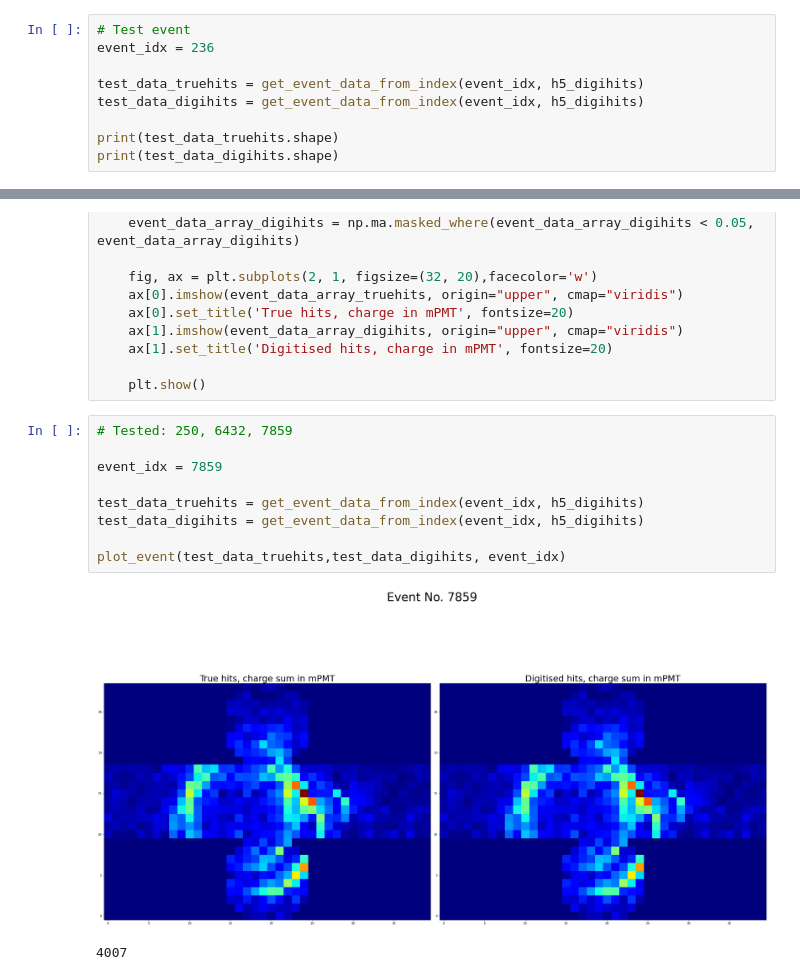
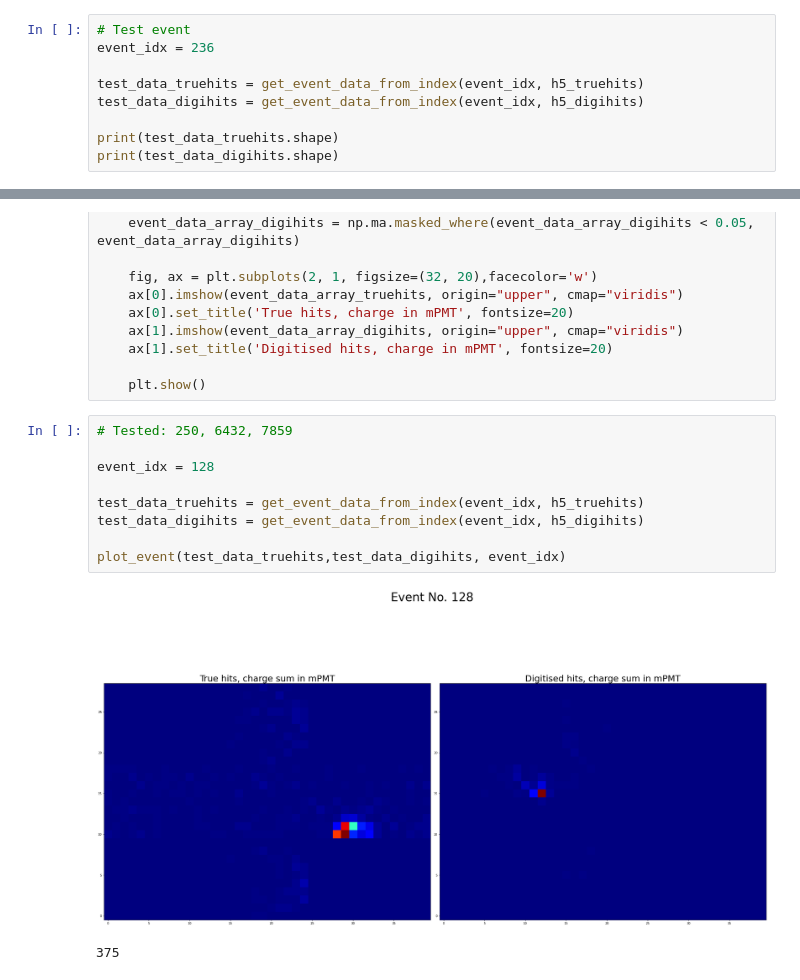
Before and after one commit to SirRendore/WatChMaL, a Jupyter notebook: notebooks_EDA/EDA - Test.ipynb, the cells around one changed output, grey strips where cells are left out. Saved outputs shown, nothing was run; the diff lists cells and outputs as text.

```diff
--- a/notebooks_EDA/EDA - Test.ipynb
+++ b/notebooks_EDA/EDA - Test.ipynb
@@ -62,7 +62,7 @@ def get_event_data_from_index(item, h5):
 # Test event
 event_idx = 236
 
-test_data_truehits = get_event_data_from_index(event_idx, h5_digihits)
+test_data_truehits = get_event_data_from_index(event_idx, h5_truehits)
 test_data_digihits = get_event_data_from_index(event_idx, h5_digihits)
 
 print(test_data_truehits.shape)
@@ -109,13 +109,13 @@ def plot_event(truehits, digihits, idx = None):
 # %%
 # Tested: 250, 6432, 7859
 
-event_idx = 7859
+event_idx = 128
 
-test_data_truehits = get_event_data_from_index(event_idx, h5_digihits)
+test_data_truehits = get_event_data_from_index(event_idx, h5_truehits)
 test_data_digihits = get_event_data_from_index(event_idx, h5_digihits)
 
 plot_event(test_data_truehits,test_data_digihits, event_idx)
 # %% [output]
-[figure, old version]
+[figure, new version]
-4007
+375
 [figure]
```
